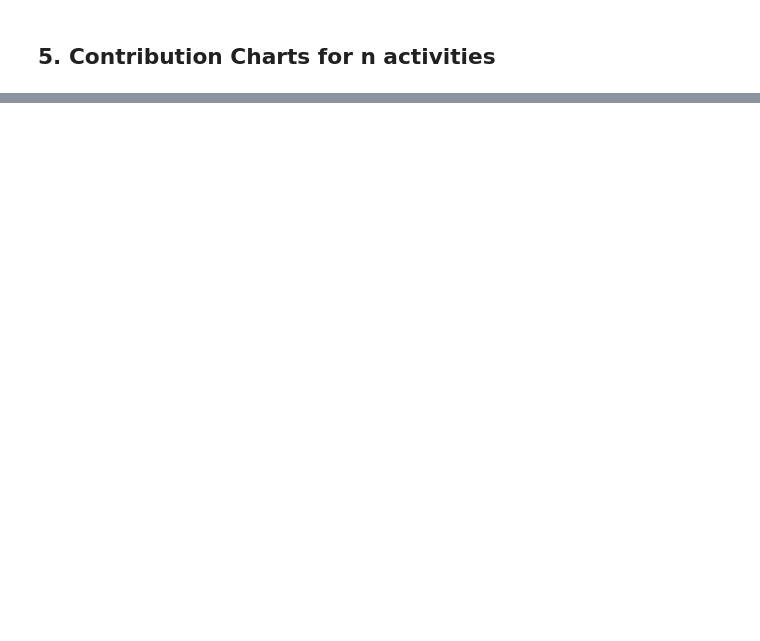
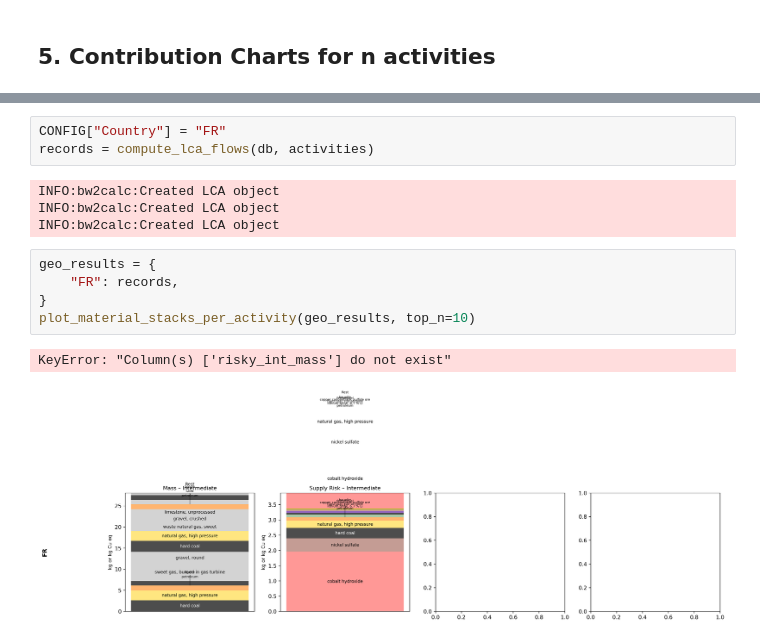
Before and after one commit to philoubet/lca-inter-flows, a Jupyter notebook: main/intermediate_flows_analysis_notebook.ipynb, the cells around one changed output, grey strips where cells are left out. Cells and saved outputs as stored; diff of their text form; blank space fills up the shorter version.

Commit message:
Stacked chart

```diff
--- a/main/intermediate_flows_analysis_notebook.ipynb
+++ b/main/intermediate_flows_analysis_notebook.ipynb
@@ -172,0 +174,15 @@ plot_activity_contributions(records, top_n=5, max_activities=1, dpi=100)
+# %%
+CONFIG["Country"] = "FR"
+records = compute_lca_flows(db, activities)
+# %% [output]
+INFO:bw2calc:Created LCA object
+INFO:bw2calc:Created LCA object
+INFO:bw2calc:Created LCA object
+# %%
+geo_results = {
+    "FR": records,
+}
+plot_material_stacks_per_activity(geo_results, top_n=10)
+# %% [output]
+KeyError: "Column(s) ['risky_int_mass'] do not exist"
+[figure, added]
```
Also changed, not shown: parts of 8 cells of this notebook, 7 other files.
